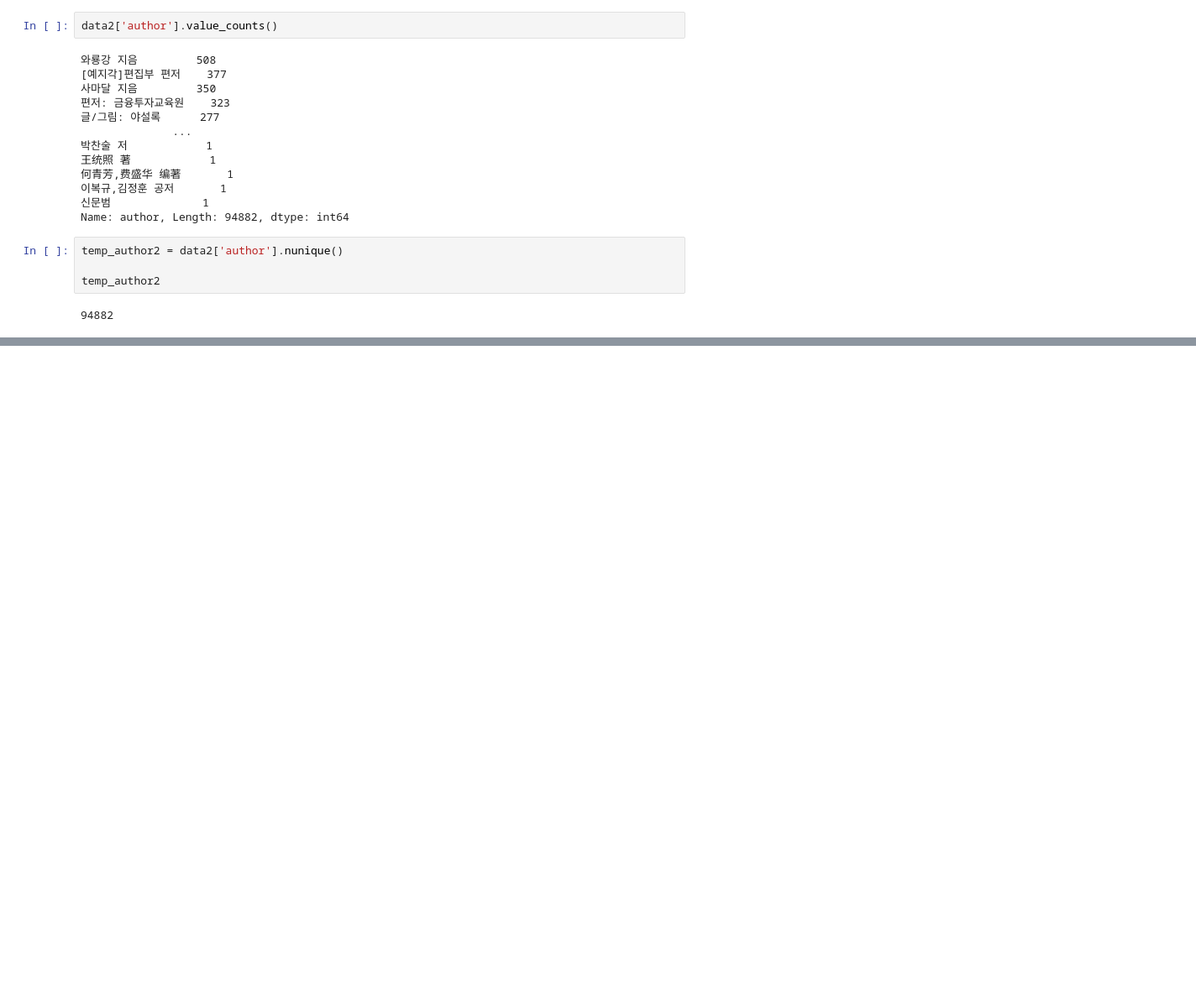
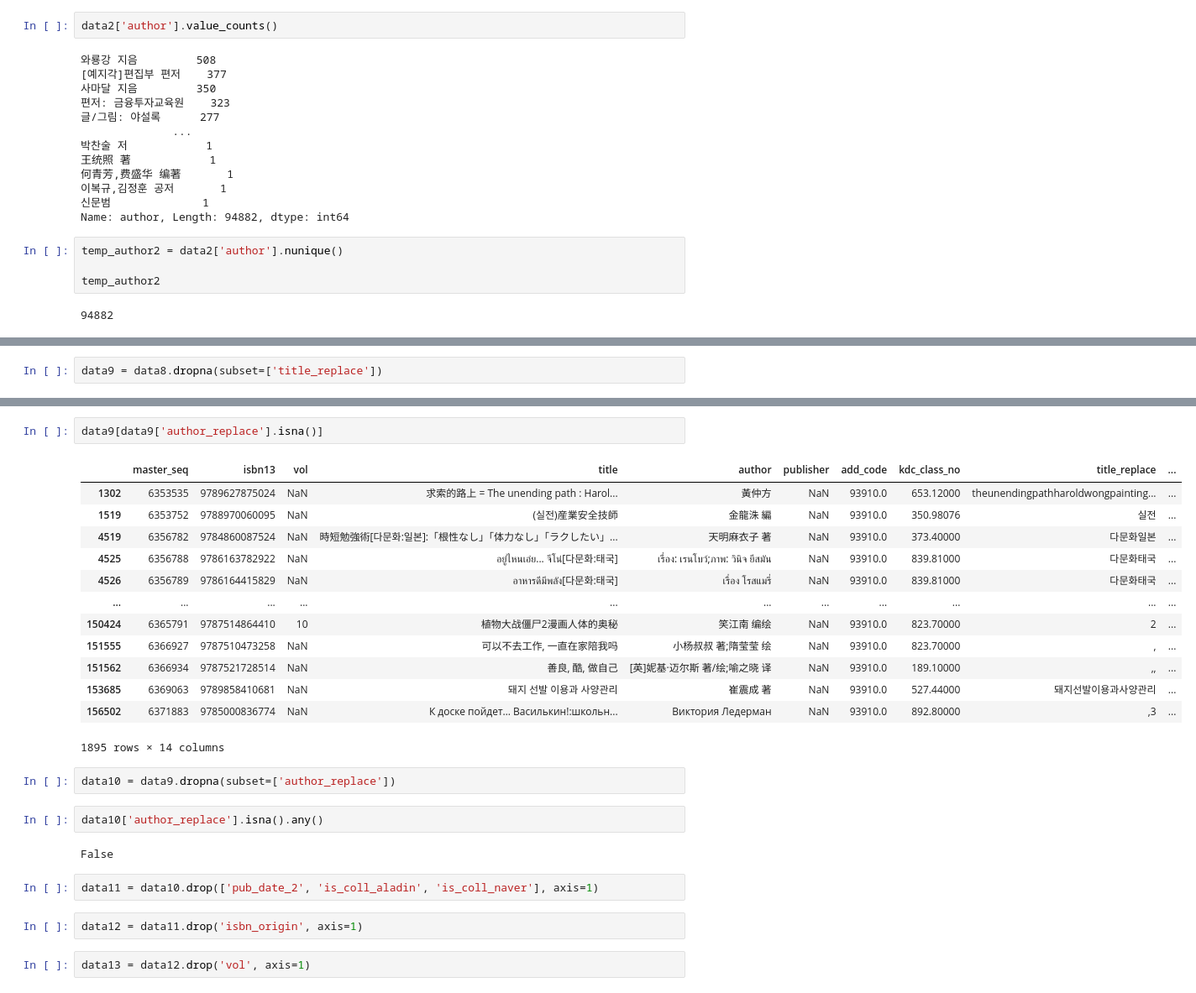
Before and after one commit to yd-online3/book_recommend, a Jupyter notebook: book_recommend_system.ipynb, the cells around one changed output, grey strips where cells are left out. Shown at 84% size. Cells and saved outputs as stored; diff of their text form; blank space fills up the shorter version.

```diff
--- a/book_recommend_system.ipynb
+++ b/book_recommend_system.ipynb
@@ -234,0 +492,2 @@ temp_author2
+# %%
+data9 = data8.dropna(subset=['title_replace'])
@@ -234,0 +514,28 @@ temp_author2
+# %%
+data9[data9['author_replace'].isna()]
+# %% [output]
+|  | master_seq | isbn13 | vol | title | author | publisher | add_code | kdc_class_no | title_replace | ... |
+| 1302 | 6353535 | 9789627875024 | NaN | 求索的路上 = The unending path : Harol... | 黃仲方 | NaN | 93910.0 | 653.12000 | theunendingpathharoldwongpainting... | ... |
+| 1519 | 6353752 | 9788970060095 | NaN | (실전)産業安全技師 | 金龍洙 編 | NaN | 93910.0 | 350.98076 | 실전 | ... |
+| 4519 | 6356782 | 9784860087524 | NaN | 時短勉強術[다문화:일본]:「根性なし」「体力なし」「ラクしたい」... | 天明麻衣子 著 | NaN | 93910.0 | 373.40000 | 다문화일본 | ... |
+| 4525 | 6356788 | 9786163782922 | NaN | อยู่ไหนเอ่ย... จีโน่[다문화:태국] | เรื่อง: เรนโบว์;ภาพ: วินิจ ยีสมัน | NaN | 93910.0 | 839.81000 | 다문화태국 | ... |
+| 4526 | 6356789 | 9786164415829 | NaN | อาหารดีมีพลัง[다문화:태국] | เรื่อง โรสแมรี่ | NaN | 93910.0 | 839.81000 | 다문화태국 | ... |
+| ... | ... | ... | ... | ... | ... | ... | ... | ... | ... | ... |
+| 150424 | 6365791 | 9787514864410 | 10 | 植物大战僵尸2漫画人体的奥秘 | 笑江南 编绘 | NaN | 93910.0 | 823.70000 | 2 | ... |
+| 151555 | 6366927 | 9787510473258 | NaN | 可以不去工作, 一直在家陪我吗 | 小杨叔叔 著;隋莹莹 绘 | NaN | 93910.0 | 823.70000 | , | ... |
+| 151562 | 6366934 | 9787521728514 | NaN | 善良, 酷, 做自己 | [英]妮基·迈尔斯 著/绘;喻之晓 译 | NaN | 93910.0 | 189.10000 | ,, | ... |
+| 153685 | 6369063 | 9789858410681 | NaN | 돼지 선발 이용과 사양관리 | 崔震成 著 | NaN | 93910.0 | 527.44000 | 돼지선발이용과사양관리 | ... |
+| 156502 | 6371883 | 9785000836774 | NaN | К доске пойдет… Василькин!:школьн... | Виктория Ледерман | NaN | 93910.0 | 892.80000 | ,3 | ... |
+1895 rows × 14 columns
+# %%
+data10 = data9.dropna(subset=['author_replace'])
+# %%
+data10['author_replace'].isna().any()
+# %% [output]
+False
+# %%
+data11 = data10.drop(['pub_date_2', 'is_coll_aladin', 'is_coll_naver'], axis=1)
+# %%
+data12 = data11.drop('isbn_origin', axis=1)
+# %%
+data13 = data12.drop('vol', axis=1)
```
Also changed, not shown: parts of 28 cells of this notebook.
